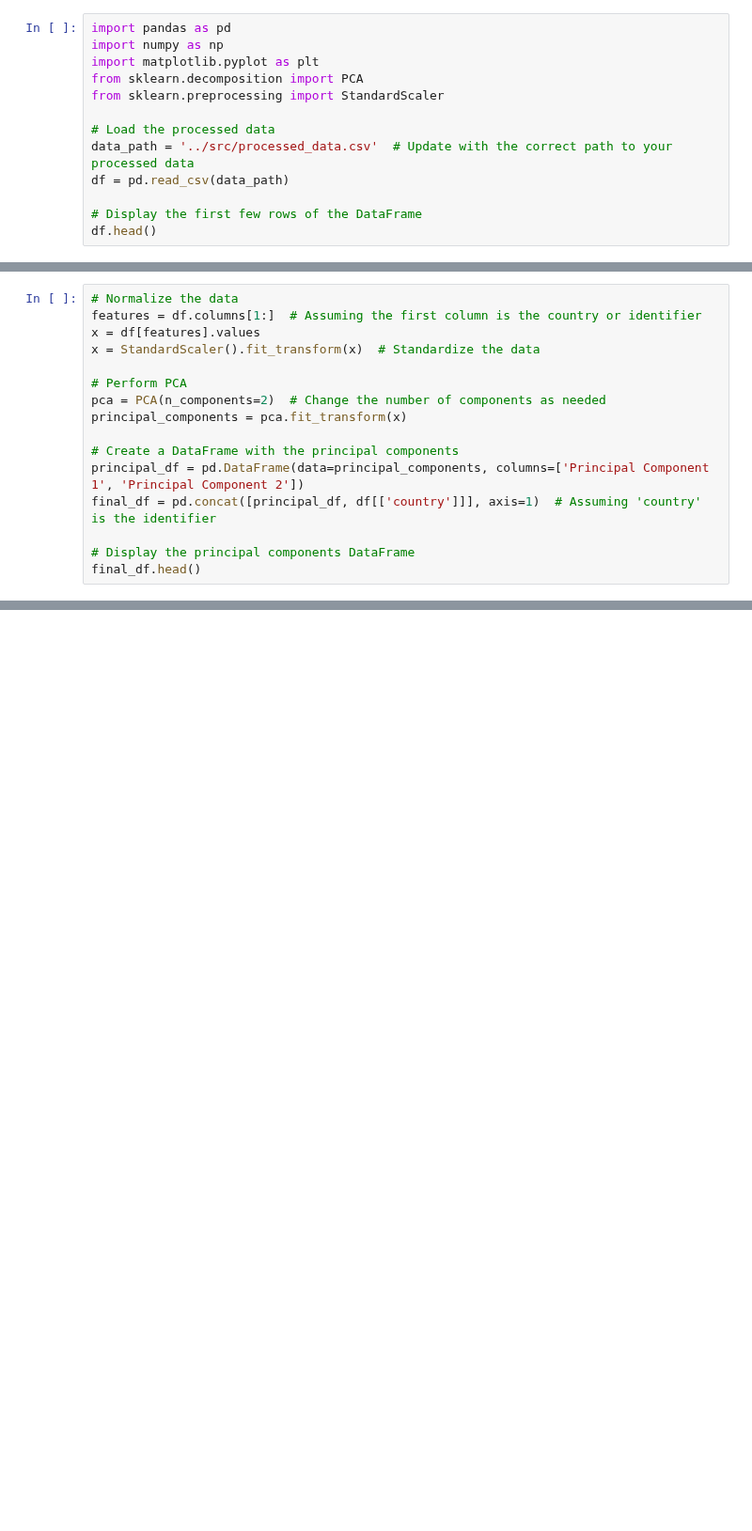
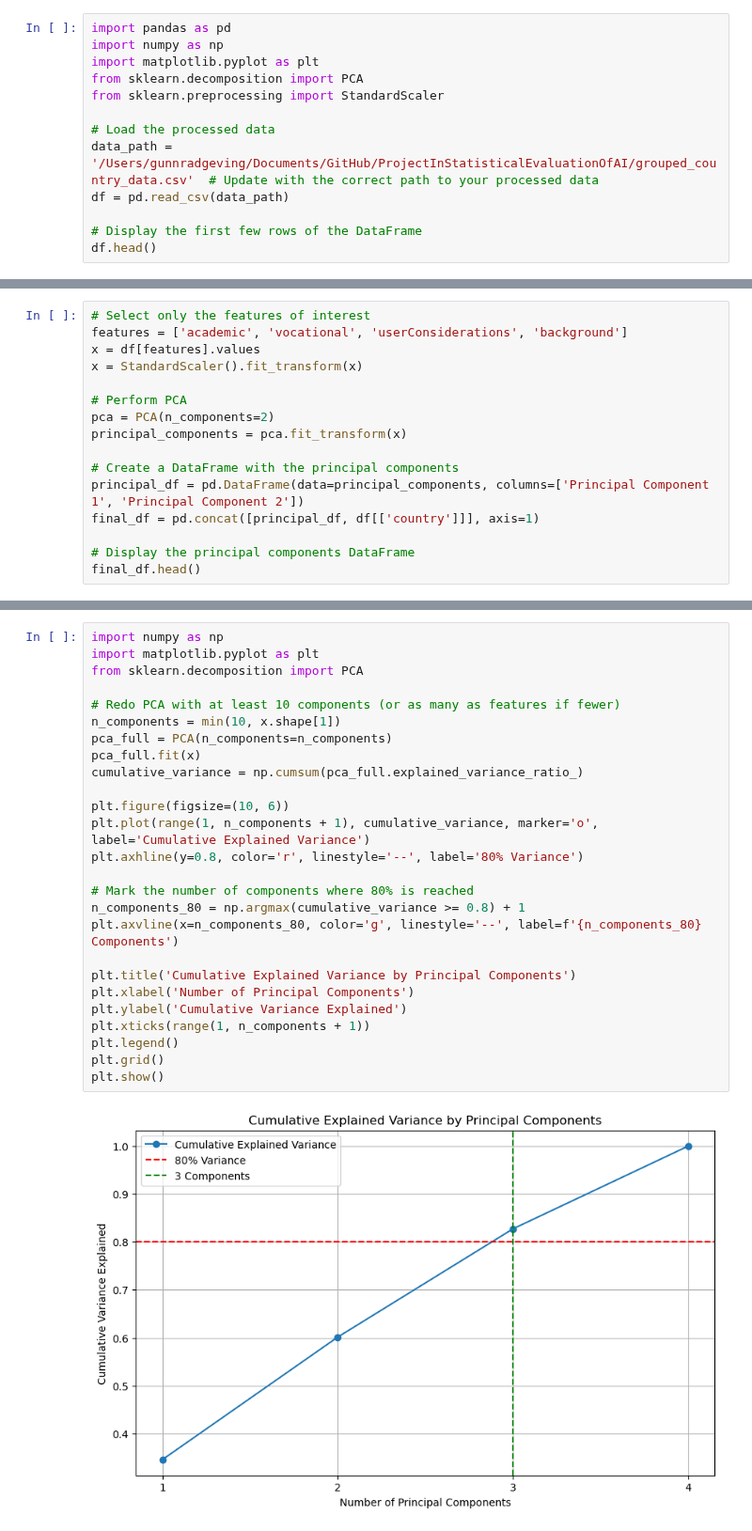
Before and after one commit to NK221088/ProjectInStatisticalEvaluationOfAI, a Jupyter notebook: pca-analysis-project/notebooks/pca_analysis.ipynb, the cells around one changed output, grey strips where cells are left out. Shown at 94% size. Cells and saved outputs as stored; diff of their text form; blank space fills up the shorter version.

```diff
--- a/pca-analysis-project/notebooks/pca_analysis.ipynb
+++ b/pca-analysis-project/notebooks/pca_analysis.ipynb
@@ -10,7 +8,7 @@ from sklearn.decomposition import PCA
 from sklearn.preprocessing import StandardScaler
 
 # Load the processed data
-data_path = '../src/processed_data.csv'  # Update with the correct path to your processed data
+data_path = '/Users/gunnradgeving/Documents/GitHub/ProjectInStatisticalEvaluationOfAI/grouped_country_data.csv'  # Update with the correct path to your processed data
 df = pd.read_csv(data_path)
 
 # Display the first few rows of the DataFrame
@@ -18,16 +24,16 @@ df.head()
 # %%
-# Normalize the data
-features = df.columns[1:]  # Assuming the first column is the country or identifier
+# Select only the features of interest
+features = ['academic', 'vocational', 'userConsiderations', 'background']
 x = df[features].values
-x = StandardScaler().fit_transform(x)  # Standardize the data
+x = StandardScaler().fit_transform(x)
 
 # Perform PCA
-pca = PCA(n_components=2)  # Change the number of components as needed
+pca = PCA(n_components=2)
 principal_components = pca.fit_transform(x)
 
 # Create a DataFrame with the principal components
 principal_df = pd.DataFrame(data=principal_components, columns=['Principal Component 1', 'Principal Component 2'])
-final_df = pd.concat([principal_df, df[['country']]], axis=1)  # Assuming 'country' is the identifier
+final_df = pd.concat([principal_df, df[['country']]], axis=1)
 
 # Display the principal components DataFrame
 final_df.head()
@@ -54,0 +69,28 @@ plt.show()
+# %%
+import numpy as np
+import matplotlib.pyplot as plt
+from sklearn.decomposition import PCA
+
+# Redo PCA with at least 10 components (or as many as features if fewer)
+n_components = min(10, x.shape[1])
+pca_full = PCA(n_components=n_components)
+pca_full.fit(x)
+cumulative_variance = np.cumsum(pca_full.explained_variance_ratio_)
+
+plt.figure(figsize=(10, 6))
+plt.plot(range(1, n_components + 1), cumulative_variance, marker='o', label='Cumulative Explained Variance')
+plt.axhline(y=0.8, color='r', linestyle='--', label='80% Variance')
+
+# Mark the number of components where 80% is reached
+n_components_80 = np.argmax(cumulative_variance >= 0.8) + 1
+plt.axvline(x=n_components_80, color='g', linestyle='--', label=f'{n_components_80} Components')
+
+plt.title('Cumulative Explained Variance by Principal Components')
+plt.xlabel('Number of Principal Components')
+plt.ylabel('Cumulative Variance Explained')
+plt.xticks(range(1, n_components + 1))
+plt.legend()
+plt.grid()
+plt.show()
+# %% [output]
+[figure, added]
```
Also changed, not shown: parts of 11 cells of this notebook.
